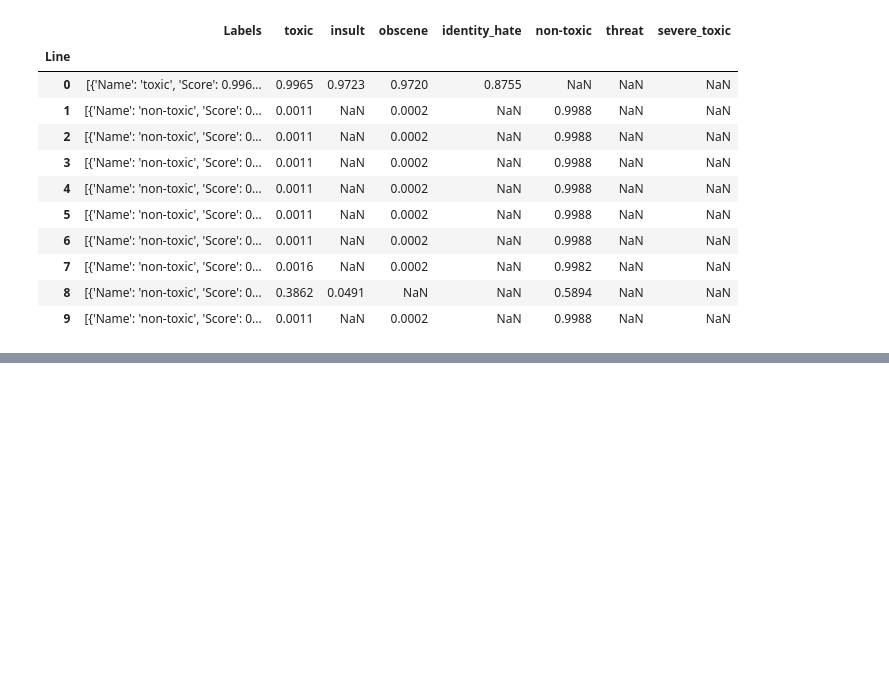
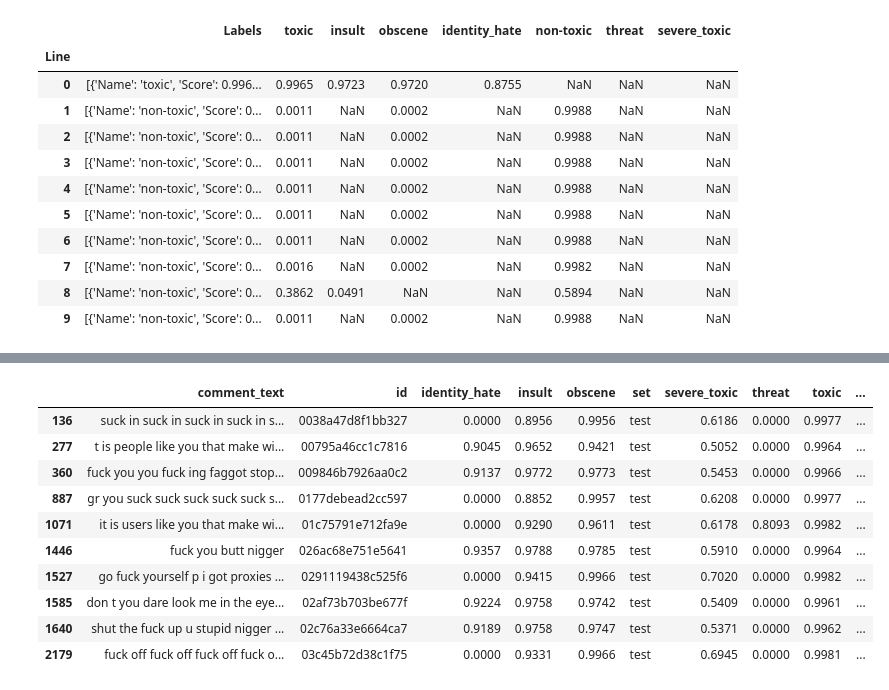
Before and after one commit to goriri/ab2, a Jupyter notebook: toxic-comments.ipynb, the cells around one changed output, grey strips where cells are left out. Saved outputs shown, nothing was run; the diff lists cells and outputs as text; code cells hidden in the pictures; blank space fills up the shorter version.

```diff
--- a/toxic-comments.ipynb
+++ b/toxic-comments.ipynb
@@ -228,0 +250,14 @@ re
+# %%
+toxic_test_df.loc[toxic_test_df["severe_toxic"]>0.5].head(10)
+# %% [output]
+|  | comment_text | id | identity_hate | insult | obscene | set | severe_toxic | threat | toxic | ... |
+| 136 | suck in suck in suck in suck in s... | 0038a47d8f1bb327 | 0.0000 | 0.8956 | 0.9956 | test | 0.6186 | 0.0000 | 0.9977 | ... |
+| 277 | t is people like you that make wi... | 00795a46cc1c7816 | 0.9045 | 0.9652 | 0.9421 | test | 0.5052 | 0.0000 | 0.9964 | ... |
+| 360 | fuck you you fuck ing faggot stop... | 009846b7926aa0c2 | 0.9137 | 0.9772 | 0.9773 | test | 0.5453 | 0.0000 | 0.9966 | ... |
+| 887 | gr you suck suck suck suck suck s... | 0177debead2cc597 | 0.0000 | 0.8852 | 0.9957 | test | 0.6208 | 0.0000 | 0.9977 | ... |
+| 1071 | it is users like you that make wi... | 01c75791e712fa9e | 0.0000 | 0.9290 | 0.9611 | test | 0.6178 | 0.8093 | 0.9982 | ... |
+| 1446 | fuck you butt nigger | 026ac68e751e5641 | 0.9357 | 0.9788 | 0.9785 | test | 0.5910 | 0.0000 | 0.9964 | ... |
+| 1527 | go fuck yourself p i got proxies ... | 0291119438c525f6 | 0.0000 | 0.9415 | 0.9966 | test | 0.7020 | 0.0000 | 0.9982 | ... |
+| 1585 | don t you dare look me in the eye... | 02af73b703be677f | 0.9224 | 0.9758 | 0.9742 | test | 0.5409 | 0.0000 | 0.9961 | ... |
+| 1640 | shut the fuck up u stupid nigger ... | 02c76a33e6664ca7 | 0.9189 | 0.9758 | 0.9747 | test | 0.5371 | 0.0000 | 0.9962 | ... |
+| 2179 | fuck off fuck off fuck off fuck o... | 03c45b72d38c1f75 | 0.0000 | 0.9331 | 0.9966 | test | 0.6945 | 0.0000 | 0.9981 | ... |
```
Also changed, not shown: parts of 5 cells of this notebook.
